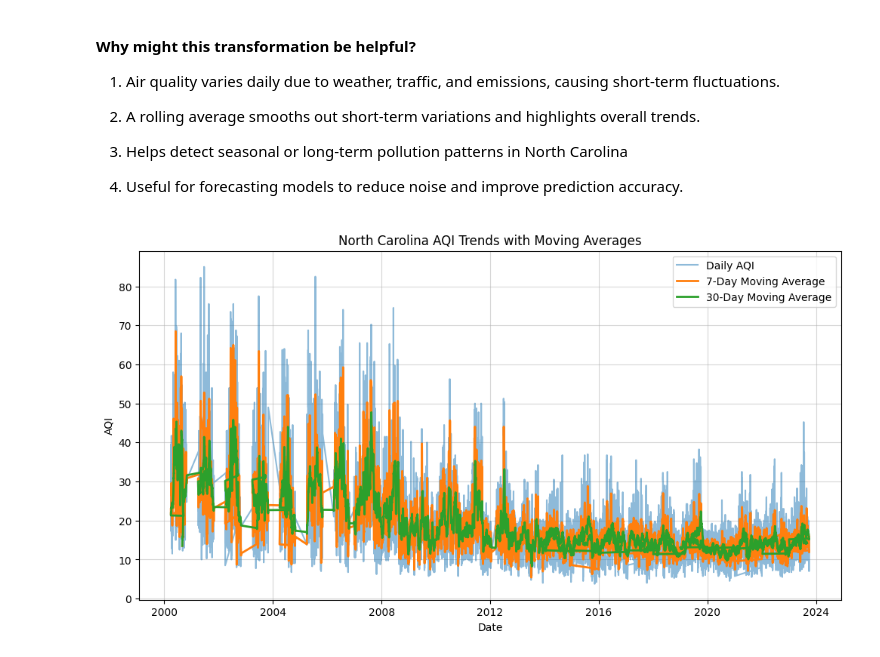
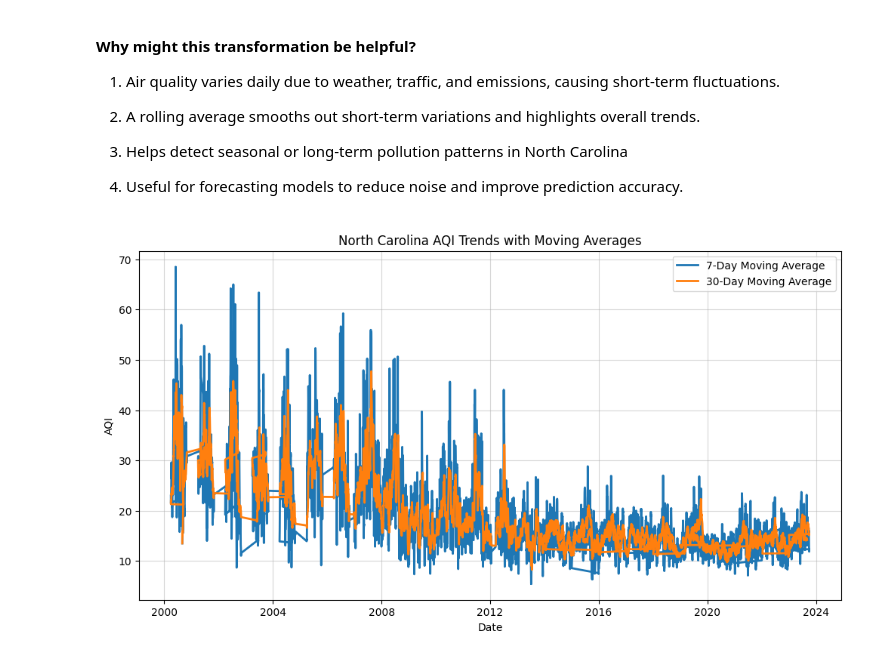
Before and after one commit to JBtallgrass/applied-ml-jballard, a Jupyter notebook: lab02/AQI-predictions-jballard.ipynb, the cells around one changed output. Drawn from its saved outputs; the diff is of its cells as text; code cells hidden in the pictures.

```diff
--- a/lab02/AQI-predictions-jballard.ipynb
+++ b/lab02/AQI-predictions-jballard.ipynb
@@ -112,20 +113,20 @@ Explore rolling averages for consolidated AQI for North Carolina
 # %%
 #Compute a 7-day rolling average for Consolidated_AQI:
 df["AQI_7Day_MA"] = df["Consolidated_AQI"].rolling(window=7, min_periods=1).mean()
 
 #Compute a 30-day rolling average for Consolidated_AQI:
 df["AQI_30Day_MA"] = df["Consolidated_AQI"].rolling(window=30, min_periods=1).mean()
 
 # Plot 7-day and 30-day moving averages
 plt.figure(figsize=(12, 6))
-plt.plot(df["Date"], df["Consolidated_AQI"], label="Daily AQI", alpha=0.5)
+# plt.plot(df["Date"], df["Consolidated_AQI"], label="Daily AQI", alpha=0.5)
 plt.plot(df["Date"], df["AQI_7Day_MA"], label="7-Day Moving Average", linewidth=2)
 plt.plot(df["Date"], df["AQI_30Day_MA"], label="30-Day Moving Average", linewidth=2)
 plt.xlabel("Date")
 plt.ylabel("AQI")
 plt.title("North Carolina AQI Trends with Moving Averages")
 plt.legend()
 plt.grid(alpha=0.5)
 plt.show()
 # %% [output]
-[figure, old version]
+[figure, new version]
```
Also changed, not shown: parts of 3 cells of this notebook, 1 other file.
